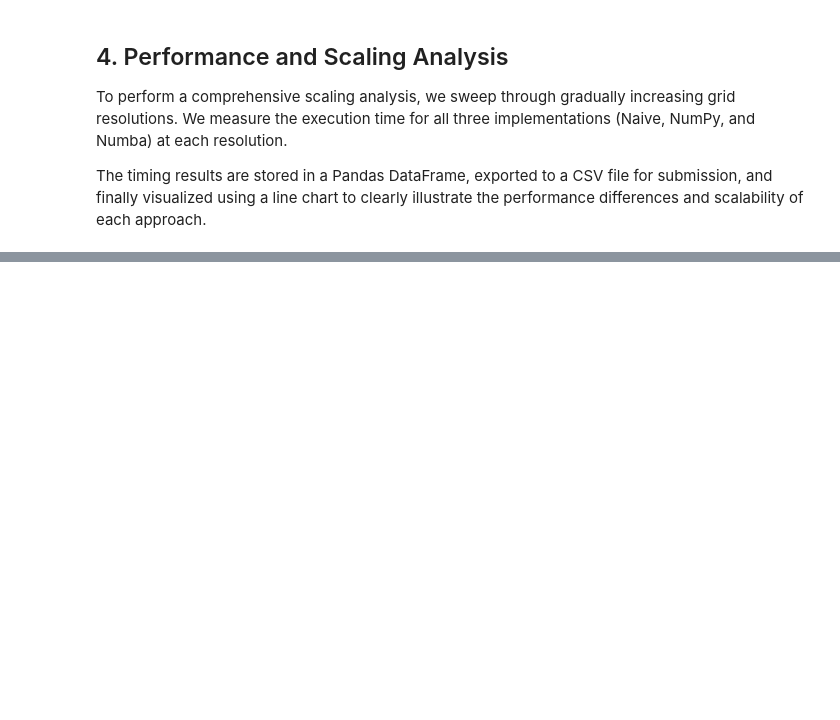
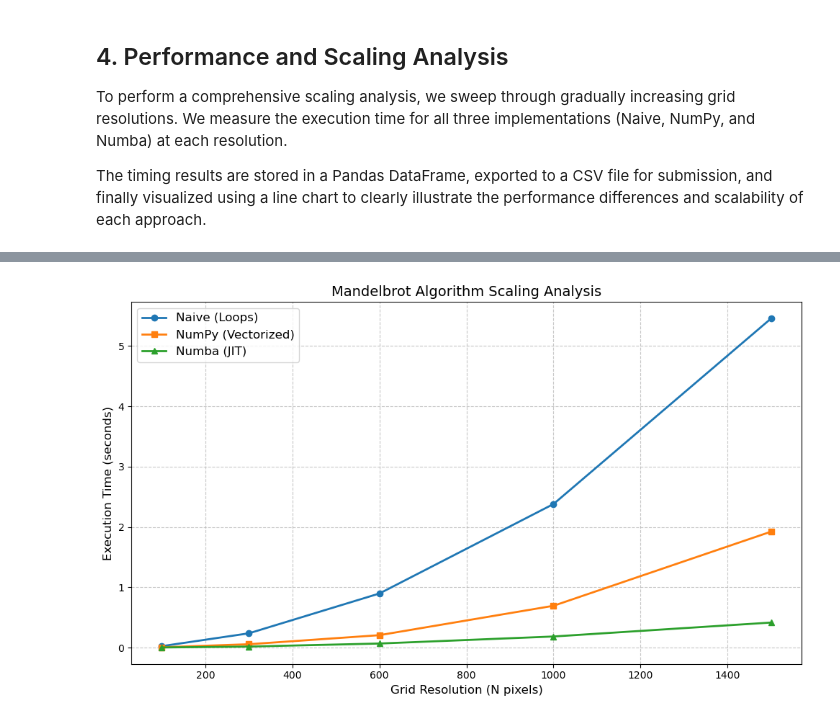
Before and after one commit to MateCle/NSC_Course_MiniProject, a Jupyter notebook: Mandelbrot_set.ipynb, the cells around one changed output, grey strips where cells are left out. Saved outputs shown, nothing was run; the diff lists cells and outputs as text; code cells hidden in the pictures; blank space fills up the shorter version.

Commit message:
added plot of execution time of the different implementations for different scale

```diff
--- a/Mandelbrot_set.ipynb
+++ b/Mandelbrot_set.ipynb
@@ -187,0 +188,23 @@ Testing resolution: 1500x1500
+# %%
+import matplotlib.pyplot as plt
+
+# Plotting the scaling analysis
+plt.figure(figsize=(10, 6))
+
+plt.plot(df_results['Resolution (NxN)'], df_results['Naive Time (s)'], marker='o', label='Naive (Loops)', linewidth=2)
+plt.plot(df_results['Resolution (NxN)'], df_results['NumPy Time (s)'], marker='s', label='NumPy (Vectorized)', linewidth=2)
+plt.plot(df_results['Resolution (NxN)'], df_results['Numba Time (s)'], marker='^', label='Numba (JIT)', linewidth=2)
+
+plt.title('Mandelbrot Algorithm Scaling Analysis', fontsize=14)
+plt.xlabel('Grid Resolution (N pixels)', fontsize=12)
+plt.ylabel('Execution Time (seconds)', fontsize=12)
+plt.legend(fontsize=12)
+plt.grid(True, linestyle='--', alpha=0.7)
+
+# Highlight that the Y-axis can be set to logarithmic if naive explodes too much
+# plt.yscale('log') # Uncomment this if the Naive time makes the others invisible
+
+plt.tight_layout()
+plt.show()
+# %% [output]
+[figure, added]
```
Also changed, not shown: parts of 4 cells of this notebook.
